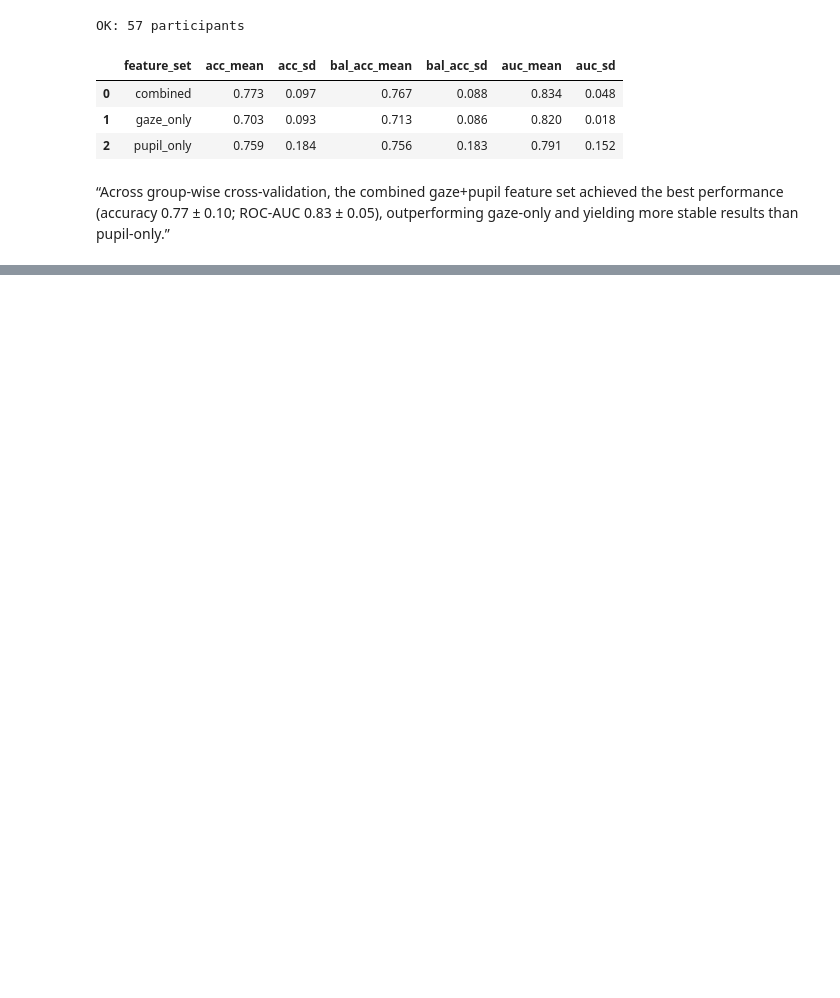
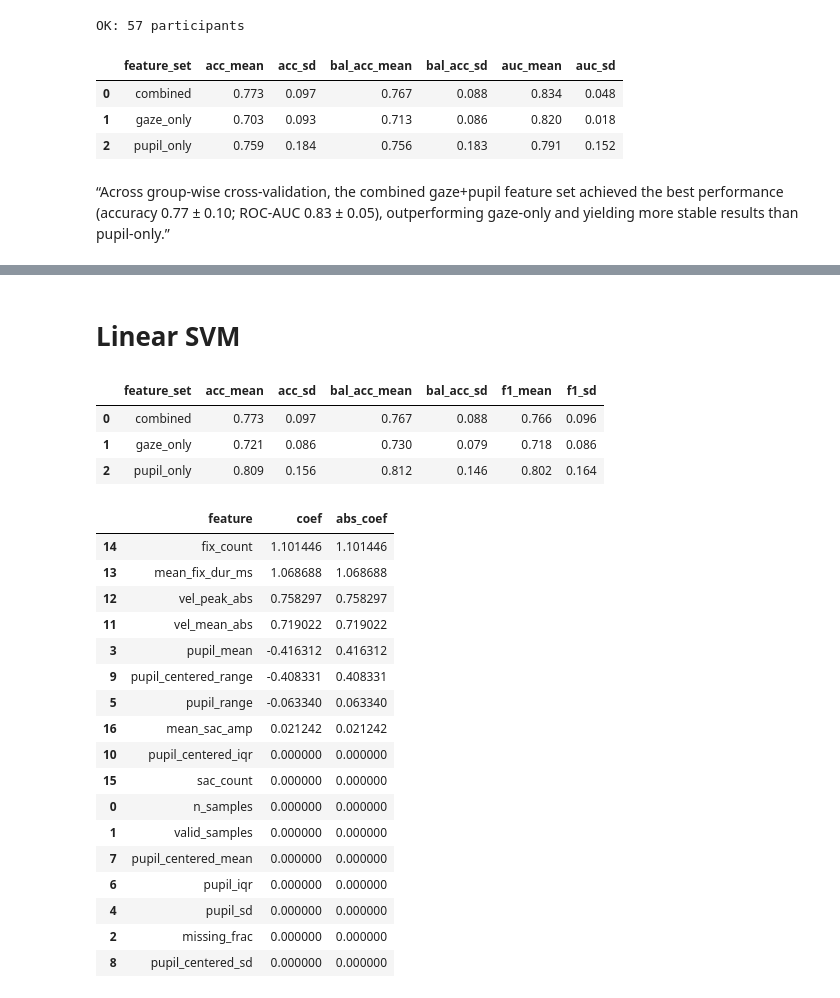
Before and after one commit to mariathurn/ASD-pupil-project, a Jupyter notebook: scripts/04_modeling.ipynb, the cells around one changed output, grey strips where cells are left out. Drawn from its saved outputs; the diff is of its cells as text; code cells hidden in the pictures; blank space fills up the shorter version.

```diff
--- a/scripts/04_modeling.ipynb
+++ b/scripts/04_modeling.ipynb
@@ -109,0 +300,2 @@ summary
+# %% [markdown]
+# Linear SVM
@@ -109,0 +382,56 @@ summary
+# %%
+svm_summary = (
+    svm_results
+    .groupby("feature_set")
+    .agg(
+        acc_mean=("accuracy", "mean"),
+        acc_sd=("accuracy", "std"),
+        bal_acc_mean=("balanced_accuracy", "mean"),
+        bal_acc_sd=("balanced_accuracy", "std"),
+        f1_mean=("f1_macro", "mean"),
+        f1_sd=("f1_macro", "std"),
+    )
+    .round(3)
+    .reset_index()
+)
+
+svm_summary
+# %% [output]
+|  | feature_set | acc_mean | acc_sd | bal_acc_mean | bal_acc_sd | f1_mean | f1_sd |
+| 0 | combined | 0.773 | 0.097 | 0.767 | 0.088 | 0.766 | 0.096 |
+| 1 | gaze_only | 0.721 | 0.086 | 0.730 | 0.079 | 0.718 | 0.086 |
+| 2 | pupil_only | 0.809 | 0.156 | 0.812 | 0.146 | 0.802 | 0.164 |
+# %%
+pipe.fit(X_combined, y)
+
+coef = pipe.named_steps["clf"].coef_.ravel()
+
+coef_df = (
+    pd.DataFrame({
+        "feature": X_combined.columns,
+        "coef": coef,
+        "abs_coef": np.abs(coef)
+    })
+    .sort_values("abs_coef", ascending=False)
+)
+
+coef_df
+# %% [output]
+|  | feature | coef | abs_coef |
+| 14 | fix_count | 1.101446 | 1.101446 |
+| 13 | mean_fix_dur_ms | 1.068688 | 1.068688 |
+| 12 | vel_peak_abs | 0.758297 | 0.758297 |
+| 11 | vel_mean_abs | 0.719022 | 0.719022 |
+| 3 | pupil_mean | -0.416312 | 0.416312 |
+| 9 | pupil_centered_range | -0.408331 | 0.408331 |
+| 5 | pupil_range | -0.063340 | 0.063340 |
+| 16 | mean_sac_amp | 0.021242 | 0.021242 |
+| 10 | pupil_centered_iqr | 0.000000 | 0.000000 |
+| 15 | sac_count | 0.000000 | 0.000000 |
+| 0 | n_samples | 0.000000 | 0.000000 |
+| 1 | valid_samples | 0.000000 | 0.000000 |
+| 7 | pupil_centered_mean | 0.000000 | 0.000000 |
+| 6 | pupil_iqr | 0.000000 | 0.000000 |
+| 4 | pupil_sd | 0.000000 | 0.000000 |
+| 2 | missing_frac | 0.000000 | 0.000000 |
+| 8 | pupil_centered_sd | 0.000000 | 0.000000 |
```
Also changed, not shown: parts of 17 cells of this notebook.
